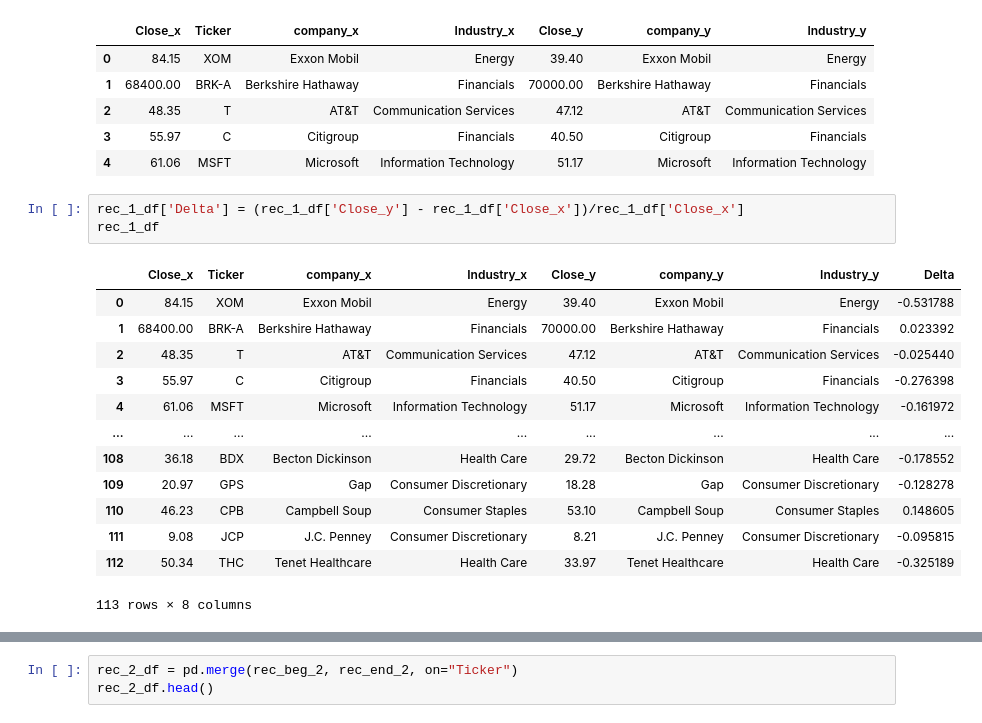
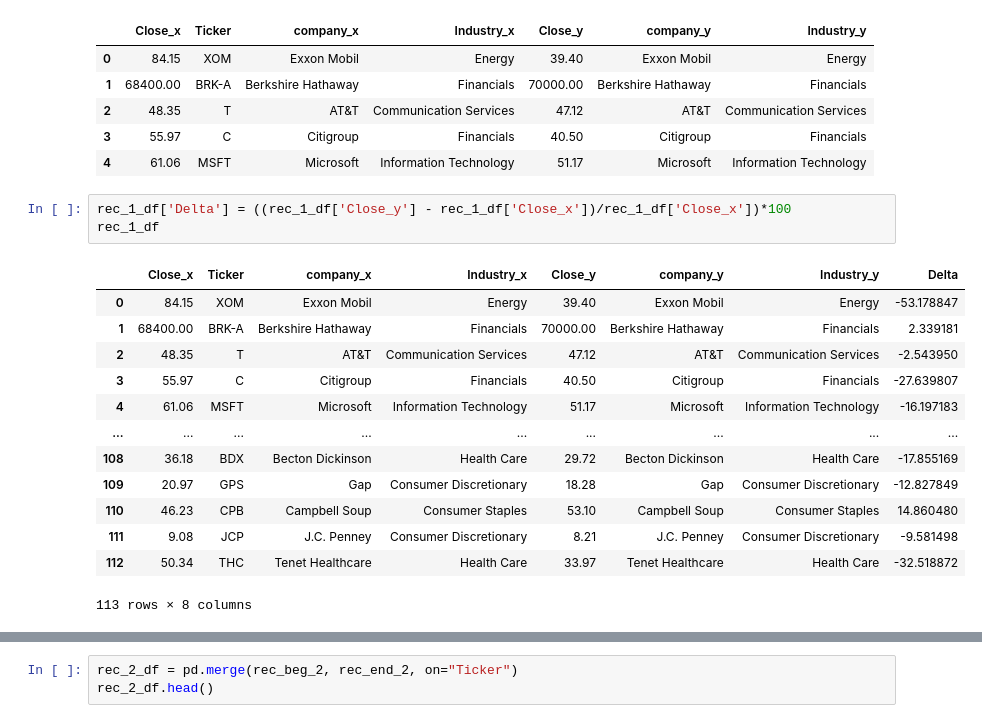
Before and after one commit to skinnms/DBC_project_1, a Jupyter notebook: Scripts/Project 1 Data Viz.ipynb, the cells around one changed output, grey strips where cells are left out. Drawn from its saved outputs; the diff is of its cells as text.

```diff
--- a/Scripts/Project 1 Data Viz.ipynb
+++ b/Scripts/Project 1 Data Viz.ipynb
@@ -108,19 +108,19 @@ rec_1_df.head()
 | 3 | 55.97 | C | Citigroup | Financials | 40.50 | Citigroup | Financials |
 | 4 | 61.06 | MSFT | Microsoft | Information Technology | 51.17 | Microsoft | Information Technology |
 # %%
-rec_1_df['Delta'] = (rec_1_df['Close_y'] - rec_1_df['Close_x'])/rec_1_df['Close_x']
+rec_1_df['Delta'] = ((rec_1_df['Close_y'] - rec_1_df['Close_x'])/rec_1_df['Close_x'])*100
 rec_1_df
 # %% [output]
 |  | Close_x | Ticker | company_x | Industry_x | Close_y | company_y | Industry_y | Delta |
-| 0 | 84.15 | XOM | Exxon Mobil | Energy | 39.40 | Exxon Mobil | Energy | -0.531788 |
-| 1 | 68400.00 | BRK-A | Berkshire Hathaway | Financials | 70000.00 | Berkshire Hathaway | Financials | 0.023392 |
-| 2 | 48.35 | T | AT&T | Communication Services | 47.12 | AT&T | Communication Services | -0.025440 |
-| 3 | 55.97 | C | Citigroup | Financials | 40.50 | Citigroup | Financials | -0.276398 |
-| 4 | 61.06 | MSFT | Microsoft | Information Technology | 51.17 | Microsoft | Information Technology | -0.161972 |
+| 0 | 84.15 | XOM | Exxon Mobil | Energy | 39.40 | Exxon Mobil | Energy | -53.178847 |
+| 1 | 68400.00 | BRK-A | Berkshire Hathaway | Financials | 70000.00 | Berkshire Hathaway | Financials | 2.339181 |
+| 2 | 48.35 | T | AT&T | Communication Services | 47.12 | AT&T | Communication Services | -2.543950 |
+| 3 | 55.97 | C | Citigroup | Financials | 40.50 | Citigroup | Financials | -27.639807 |
+| 4 | 61.06 | MSFT | Microsoft | Information Technology | 51.17 | Microsoft | Information Technology | -16.197183 |
 | ... | ... | ... | ... | ... | ... | ... | ... | ... |
-| 108 | 36.18 | BDX | Becton Dickinson | Health Care | 29.72 | Becton Dickinson | Health Care | -0.178552 |
-| 109 | 20.97 | GPS | Gap | Consumer Discretionary | 18.28 | Gap | Consumer Discretionary | -0.128278 |
-| 110 | 46.23 | CPB | Campbell Soup | Consumer Staples | 53.10 | Campbell Soup | Consumer Staples | 0.148605 |
-| 111 | 9.08 | JCP | J.C. Penney | Consumer Discretionary | 8.21 | J.C. Penney | Consumer Discretionary | -0.095815 |
-| 112 | 50.34 | THC | Tenet Healthcare | Health Care | 33.97 | Tenet Healthcare | Health Care | -0.325189 |
+| 108 | 36.18 | BDX | Becton Dickinson | Health Care | 29.72 | Becton Dickinson | Health Care | -17.855169 |
+| 109 | 20.97 | GPS | Gap | Consumer Discretionary | 18.28 | Gap | Consumer Discretionary | -12.827849 |
+| 110 | 46.23 | CPB | Campbell Soup | Consumer Staples | 53.10 | Campbell Soup | Consumer Staples | 14.860480 |
+| 111 | 9.08 | JCP | J.C. Penney | Consumer Discretionary | 8.21 | J.C. Penney | Consumer Discretionary | -9.581498 |
+| 112 | 50.34 | THC | Tenet Healthcare | Health Care | 33.97 | Tenet Healthcare | Health Care | -32.518872 |
 113 rows × 8 columns
```
Also changed, not shown: parts of 23 cells of this notebook.
